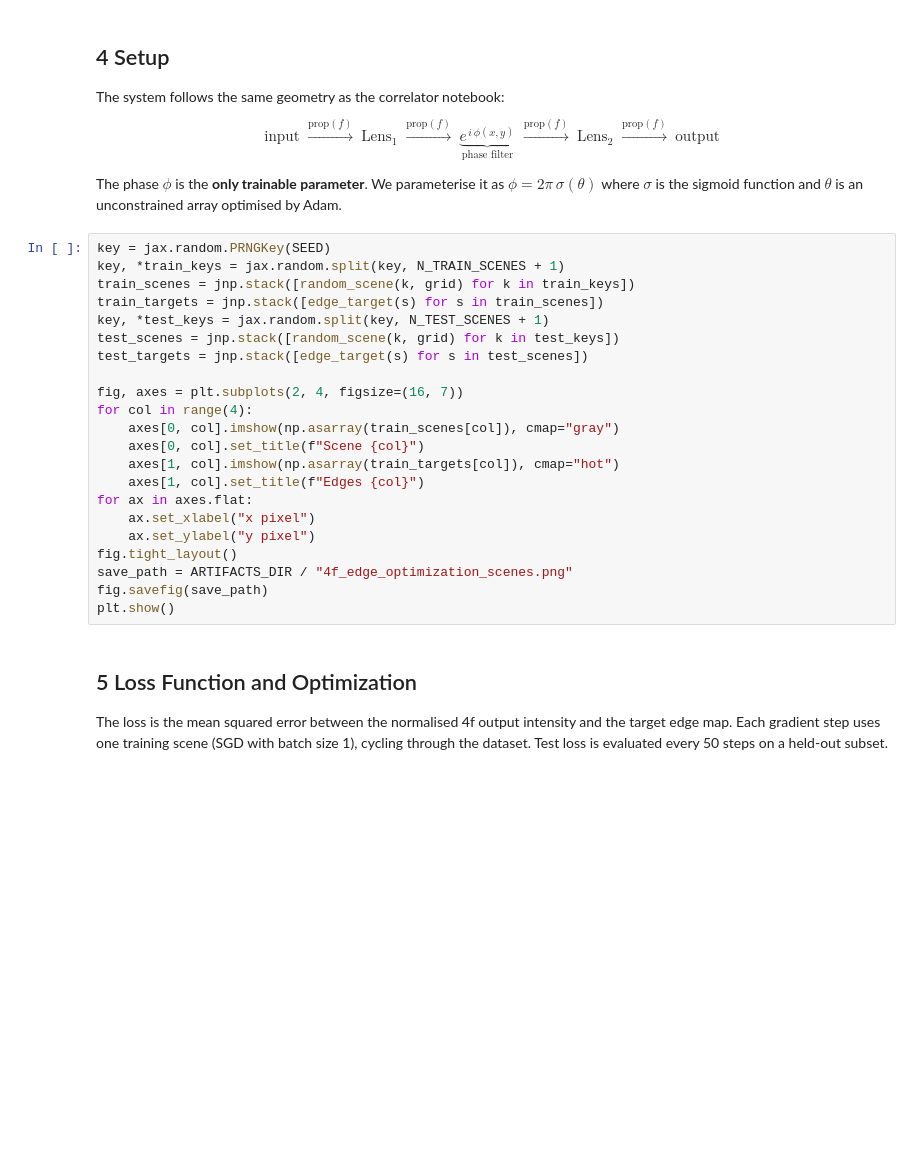
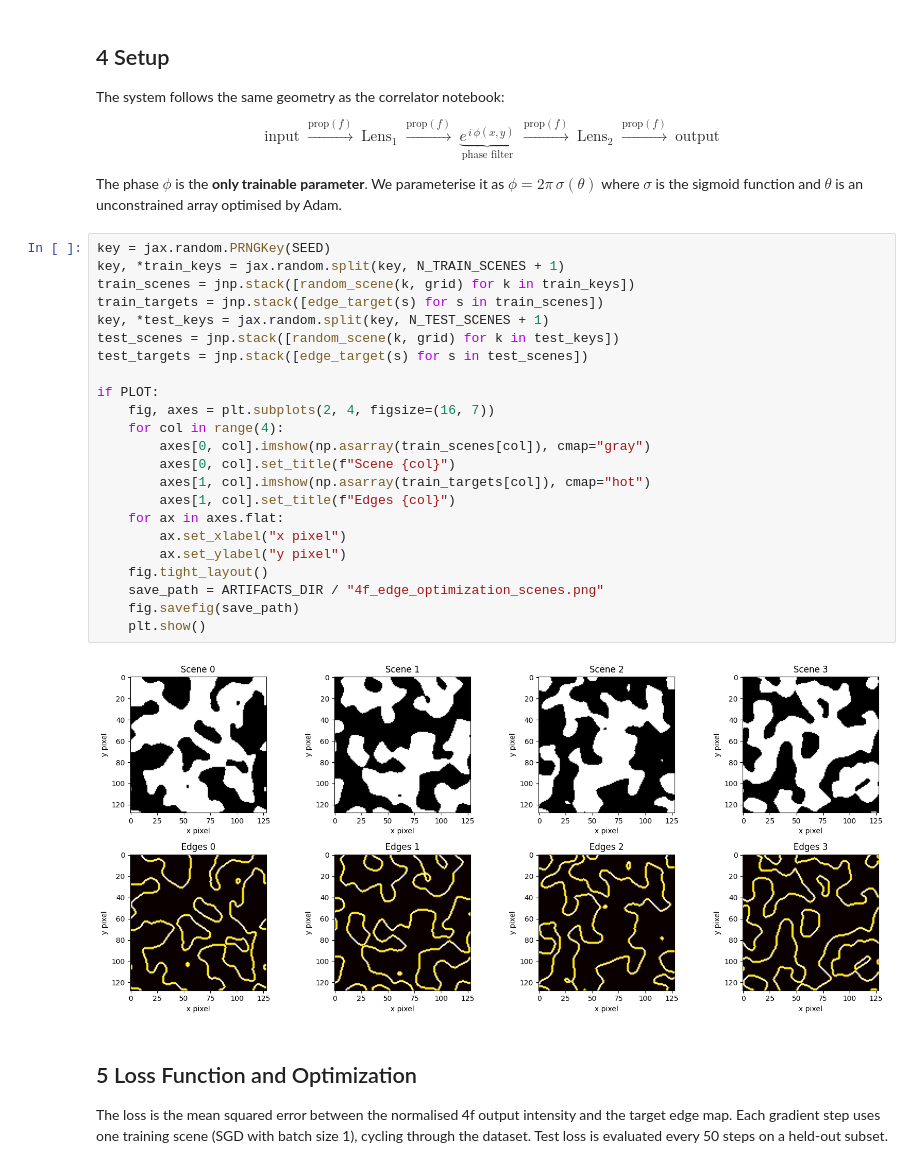
Before and after one commit to liamfitz27/fouriax, a Jupyter notebook: examples/notebooks/4f_edge_optimization.ipynb, the cells around one changed output. Saved outputs shown, nothing was run; the diff lists cells and outputs as text; blank space fills up the shorter version.

```diff
--- a/examples/notebooks/4f_edge_optimization.ipynb
+++ b/examples/notebooks/4f_edge_optimization.ipynb
@@ -190,25 +199,28 @@ and $\theta$ is an unconstrained array optimised by Adam.
 # %%
 key = jax.random.PRNGKey(SEED)
 key, *train_keys = jax.random.split(key, N_TRAIN_SCENES + 1)
 train_scenes = jnp.stack([random_scene(k, grid) for k in train_keys])
 train_targets = jnp.stack([edge_target(s) for s in train_scenes])
 key, *test_keys = jax.random.split(key, N_TEST_SCENES + 1)
 test_scenes = jnp.stack([random_scene(k, grid) for k in test_keys])
 test_targets = jnp.stack([edge_target(s) for s in test_scenes])
 
-fig, axes = plt.subplots(2, 4, figsize=(16, 7))
-for col in range(4):
-    axes[0, col].imshow(np.asarray(train_scenes[col]), cmap="gray")
-    axes[0, col].set_title(f"Scene {col}")
-    axes[1, col].imshow(np.asarray(train_targets[col]), cmap="hot")
-    axes[1, col].set_title(f"Edges {col}")
-for ax in axes.flat:
-    ax.set_xlabel("x pixel")
-    ax.set_ylabel("y pixel")
-fig.tight_layout()
-save_path = ARTIFACTS_DIR / "4f_edge_optimization_scenes.png"
-fig.savefig(save_path)
-plt.show()
+if PLOT:
+    fig, axes = plt.subplots(2, 4, figsize=(16, 7))
+    for col in range(4):
+        axes[0, col].imshow(np.asarray(train_scenes[col]), cmap="gray")
+        axes[0, col].set_title(f"Scene {col}")
+        axes[1, col].imshow(np.asarray(train_targets[col]), cmap="hot")
+        axes[1, col].set_title(f"Edges {col}")
+    for ax in axes.flat:
+        ax.set_xlabel("x pixel")
+        ax.set_ylabel("y pixel")
+    fig.tight_layout()
+    save_path = ARTIFACTS_DIR / "4f_edge_optimization_scenes.png"
+    fig.savefig(save_path)
+    plt.show()
+# %% [output]
+[figure, added]
 # %% [markdown]
 ## 5  Loss Function and Optimization
 
```
Also changed, not shown: parts of 7 cells of this notebook, 30 other files.
